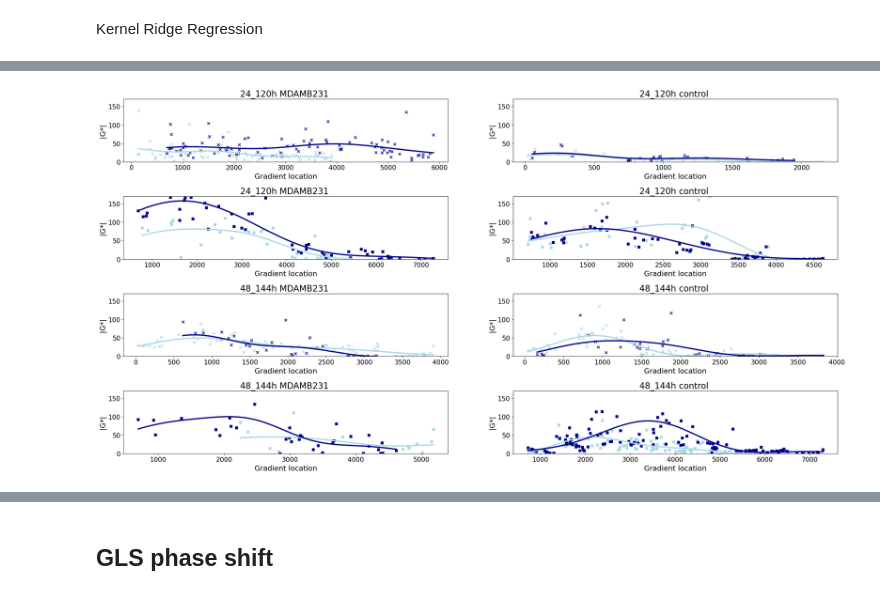
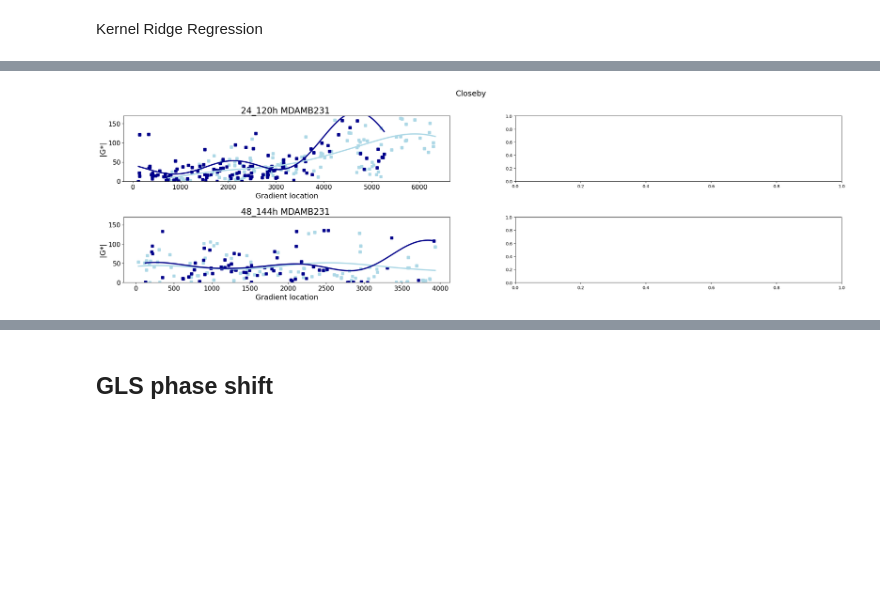
Before and after one commit to LindaSrbova/Statistics_Gelatin_Mechanics, a Jupyter notebook: Gradient_analysis.ipynb, the cells around one changed output, grey strips where cells are left out. Saved outputs shown, nothing was run; the diff lists cells and outputs as text; code cells hidden in the pictures; blank space fills up the shorter version.

Commit message:
Cell proximity beads, analysis pipeline

```diff
--- a/Gradient_analysis.ipynb
+++ b/Gradient_analysis.ipynb
@@ -23,6 +25,7 @@ import statsmodels.api as sm
 # %%
 paths = glob.glob(os.path.join("E:/Turku_collab/lunagel_50s/remodelling", "**","summary_ID_level.csv"),recursive=True)
 print(*paths, sep='\n')
+cell_info = (pd.read_csv("E:/Turku_collab/lunagel_50s/remodelling/cell_info.csv")).drop(columns=['Unnamed: 0'])
 # %% [output]
 E:/Turku_collab/lunagel_50s/remodelling\24_120\120\0_241111\241111_10um_3layer_50s_MDAMB231\results\summary_ID_level.csv
 E:/Turku_collab/lunagel_50s/remodelling\24_120\120\0_241111\241111_10um_3layer_50s_control\results\summary_ID_level.csv
@@ -78,0 +90,6 @@ df = pd.concat(df_list, ignore_index=True)
+# %%
+time = 180 #min
+speed = 0.5 # or 0.6µm/min
+pixel_size = 0.325 #µm
+distance = time*speed/pixel_size
+print(distance)
@@ -82,5 +139,5 @@ df.to_csv(saving_path+'/gradients.csv')
 # %%
 saving_path = 'C:/Users/srboval1/OneDrive - Aalto University/Collab/Ivaska_collab/data'
 download = pd.read_csv(saving_path +'/gradients.csv', index_col=None)
-print(download.columns)
-download['day'] = download['day'].astype(str)
+download_closeby = pd.read_csv(saving_path +'/gradients_closeby.csv', index_col=None)
+download_faraway = pd.read_csv(saving_path +'/gradients_faraway.csv', index_col=None)
@@ -112,7 +143,0 @@ Assigning direction of gradient at which it was measured (loc1-->locx)
-# %%
-download['gradient_direction'] = np.where(
-    ((download['sample'] == "MDAMB231") & (download['day'] == "241107")) |
-    (download['day'].isin(["241122","241125","241121","241126"])),
-    "stiff_to_soft",
-    "soft_to_stiff"
-)
@@ -232,52 +376,52 @@ def fitting_kernel(x, y, ax, color_type, marker_type,alpha):
 # %%
-fig, axs = plt.subplots(4, 2, figsize=(30, 15))
+fig, axs = plt.subplots(2, 2, figsize=(30, 7))
 plt.subplots_adjust(wspace=0.2, hspace=0.55)
-fig.suptitle("", fontsize=18, y=1)
+fig.suptitle("Closeby", fontsize=18, y=1)
 
 markers=['x','s']
 
 colors = ["lightblue","darkblue"]
 
-for i,j in enumerate(download['incubation_set'].unique()):
-    first = download[download['incubation_set']==j]
-
+for i,j in enumerate(download_closeby['incubation_set'].unique()):
+    first = download_closeby[download_closeby['incubation_set']==j]
+    row = i
 
     for nn,n in enumerate(first['incubation'].unique()):
         second = first[first['incubation']==n]
         color_type = colors[int(nn)]
         #print(n, color)
 
 
-        for k,l in enumerate(second['experiment'].unique()):
-            third = second[second['experiment']==l]
-            marker_type = markers[l]
-            row = (i*2)+(k)
-            #print(l, marker_type)
+        # for k,l in enumerate(second['experiment'].unique()):
+        #     third = second[second['experiment']==l]
+        #     marker_type = markers[l]
+        #     row = (i*2)+(k)
+        #     #print(l, marker_type)
 
-            for m,o in enumerate(third['sample'].unique()):
-                column = 0 if o=='MDAMB231' else 1
-                fourth = third[third['sample']==o]
-                #print(f"set {k}, {n}h, {o}, {str(fourth['day'].unique())},{fourth['gradient_direction'].unique()}")
-                date_value = str(fourth['day'].unique()[0])
-                ax = axs[row,column]
-                #GLS_g(dfffff,ax,color)
+        for m,o in enumerate(second['sample'].unique()):
+            column = 0 if o=='MDAMB231' else 1
+            fourth = second[second['sample']==o]
+            #print(f"set {k}, {n}h, {o}, {str(fourth['day'].unique())},{fourth['gradient_direction'].unique()}")
+            date_value = str(fourth['day'].unique()[0])
+            ax = axs[row,column]
+            #GLS_g(dfffff,ax,color)
 
-                if (fourth['gradient_direction'] == 'stiff_to_soft').all():
-                    #ax.scatter(fourth['gradient'],fourth['G_abs'],s=35, c=color, marker = marker_type) #measured from soft to stiff
-                    # filtered_data = fourth[(fourth['gradient'] > 800) & (fourth['gradient'] < 1200)]['G_abs']
-                    #fitting(ax,fourth['gradient'],fourth['G_abs'],color_type,marker_type)
-                    fitting_kernel(fourth['gradient'],fourth['G_abs'],ax,color_type,marker_type,1)
+            if (fourth['gradient_direction'] == 'stiff_to_soft').all():
+                #ax.scatter(fourth['gradient'],fourth['G_abs'],s=35, c=color, marker = marker_type) #measured from soft to stiff
+                # filtered_data = fourth[(fourth['gradient'] > 800) & (fourth['gradient'] < 1200)]['G_abs']
+                #fitting(ax,fourth['gradient'],fourth['G_abs'],color_type,marker_type)
+                fitting_kernel(fourth['gradient'],fourth['G_abs'],ax,color_type,marker_type,10)
 
-                else:
-                    #fitting(ax,fourth['gradient_inverse'],fourth['G_abs'],color_type, marker_type)
-                    fitting_kernel(fourth['gradient_inverse'],fourth['G_abs'],ax,color_type,marker_type,1)
+            else:
+                #fitting(ax,fourth['gradient_inverse'],fourth['G_abs'],color_type, marker_type)
+                fitting_kernel(fourth['gradient_inverse'],fourth['G_abs'],ax,color_type,marker_type,10)
 
-                ax.set_xlabel("Gradient location", fontsize= 17,labelpad=5)
-                ax.set_ylabel("|G*|", fontsize= 17, labelpad=5)
-                ax.set_title(f"{j}h {o} ", fontsize = 20)
-                ax.tick_params(axis='both', labelsize=15)
+            ax.set_xlabel("Gradient location", fontsize= 17,labelpad=5)
+            ax.set_ylabel("|G*|", fontsize= 17, labelpad=5)
+            ax.set_title(f"{j}h {o} ", fontsize = 20)
+            ax.tick_params(axis='both', labelsize=15)
 
-                ax.set_ylim (0,170)
-                #ax.set_xlim (0,5000)
+            ax.set_ylim (0,170)
+            #ax.set_xlim (0,5000)
 # %% [output]
-[figure, old version]
+[figure, new version]
```
Also changed, not shown: parts of 21 cells of this notebook, 1 other file.
